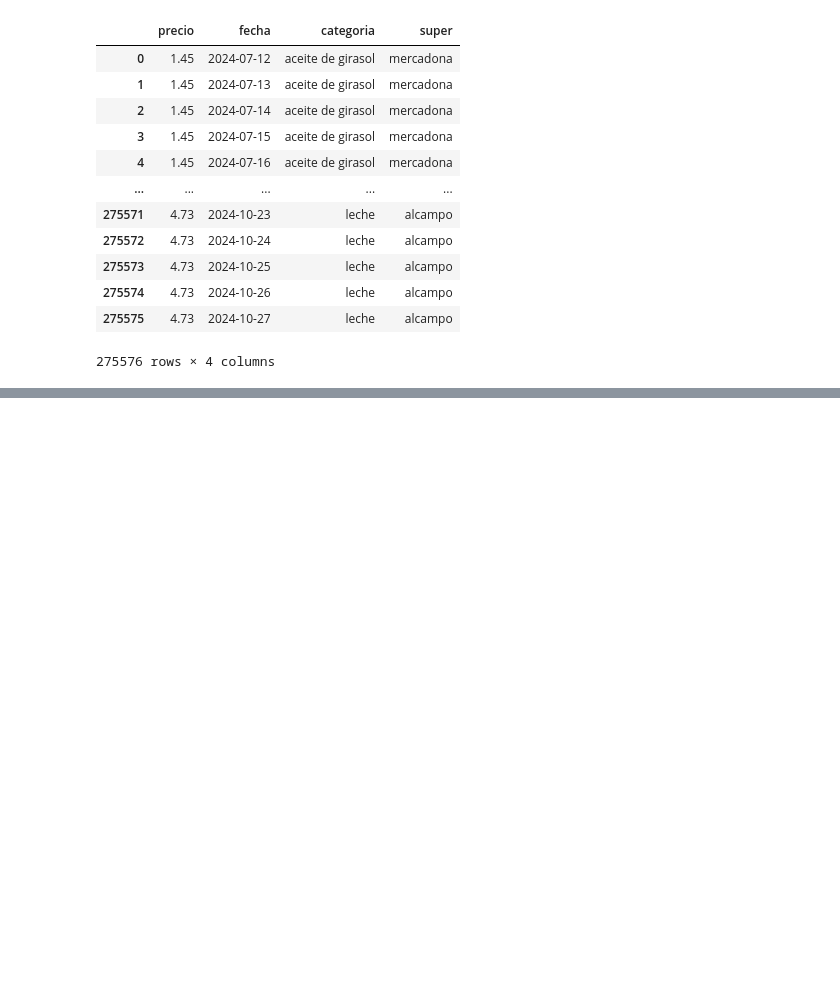
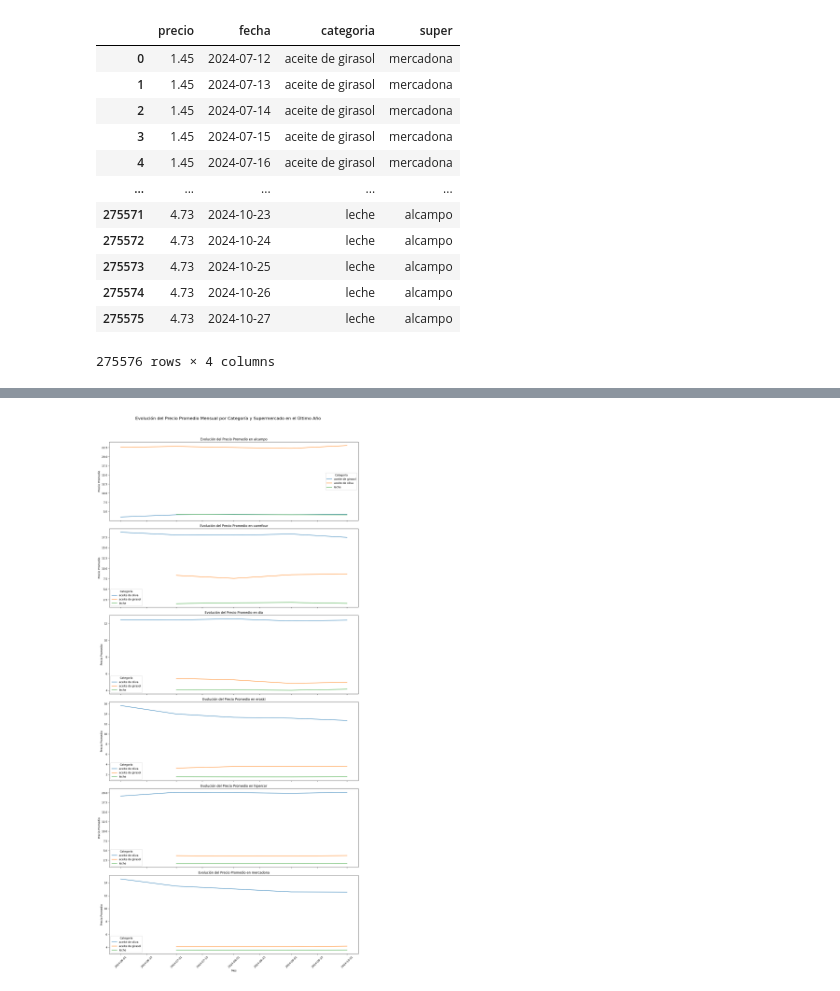
Before and after one commit to Cucks13/Proyecto4-AnalisisSupermercados, a Jupyter notebook: notebooks/03_EDA_y_VISUALiZACIÓn.ipynb, the cells around one changed output, grey strips where cells are left out. Drawn from its saved outputs; the diff is of its cells as text; code cells hidden in the pictures; blank space fills up the shorter version.

```diff
--- a/notebooks/03_EDA_y_VISUALiZACIÓn.ipynb
+++ b/notebooks/03_EDA_y_VISUALiZACIÓn.ipynb
@@ -94,0 +216,20 @@ plt.show()
+# %%
+query5 = """
+SELECT
+    p.fecha,
+    p.precio,
+    c.nombre AS categoria,
+    s.nombre AS supermercado
+FROM
+    productos p
+JOIN
+    categorias c ON p.id_categoria = c.id
+JOIN
+    supermercados s ON p.id_supermercado = s.id
+WHERE
+    p.fecha >= NOW() - INTERVAL '1 year';
+"""
+
+cursor.execute(query5)
+df_query5 = pd.DataFrame(cursor.fetchall(), columns = ["fecha","precio","categoria","super"])
+df_query5
@@ -94,0 +250,34 @@ plt.show()
+# %%
+# Asegurarse de que la columna de fecha esté en formato datetime
+df_query5['fecha'] = pd.to_datetime(df_query5['fecha'])
+
+# Cambiar el nombre de la columna 'super' a 'supermercado' para evitar conflictos
+df_query5 = df_query5.rename(columns={'super': 'supermercado'})
+
+# Agrupar los datos por mes, categoría y supermercado para calcular el precio promedio mensual
+df_query5['mes'] = df_query5['fecha'].dt.to_period('M')
+precio_promedio_mensual = df_query5.groupby(['mes', 'categoria', 'supermercado'])['precio'].mean().reset_index()
+
+# Crear una figura con subplots para cada supermercado
+supermercados = precio_promedio_mensual['supermercado'].unique()
+num_supermercados = len(supermercados)
+
+fig, axes = plt.subplots(nrows=num_supermercados, ncols=1, figsize=(14, 5 * num_supermercados), sharex=True)
+
+for ax, supermercado in zip(axes, supermercados):
+    subset = precio_promedio_mensual[precio_promedio_mensual['supermercado'] == supermercado]
+    for categoria in subset['categoria'].unique():
+        data = subset[subset['categoria'] == categoria]
+        ax.plot(data['mes'].dt.to_timestamp(), data['precio'], label=categoria)
+
+    ax.set_title(f'Evolución del Precio Promedio en {supermercado}')
+    ax.set_ylabel('Precio Promedio')
+    ax.legend(title='Categoría')
+
+plt.xlabel('Mes')
+plt.suptitle('Evolución del Precio Promedio Mensual por Categoría y Supermercado en el Último Año', fontsize=16)
+plt.xticks(rotation=45)
+plt.tight_layout(rect=[0, 0, 1, 0.96])
+plt.show()
+# %% [output]
+[figure, added]
```
Also changed, not shown: parts of 24 cells of this notebook, 7 other files.
